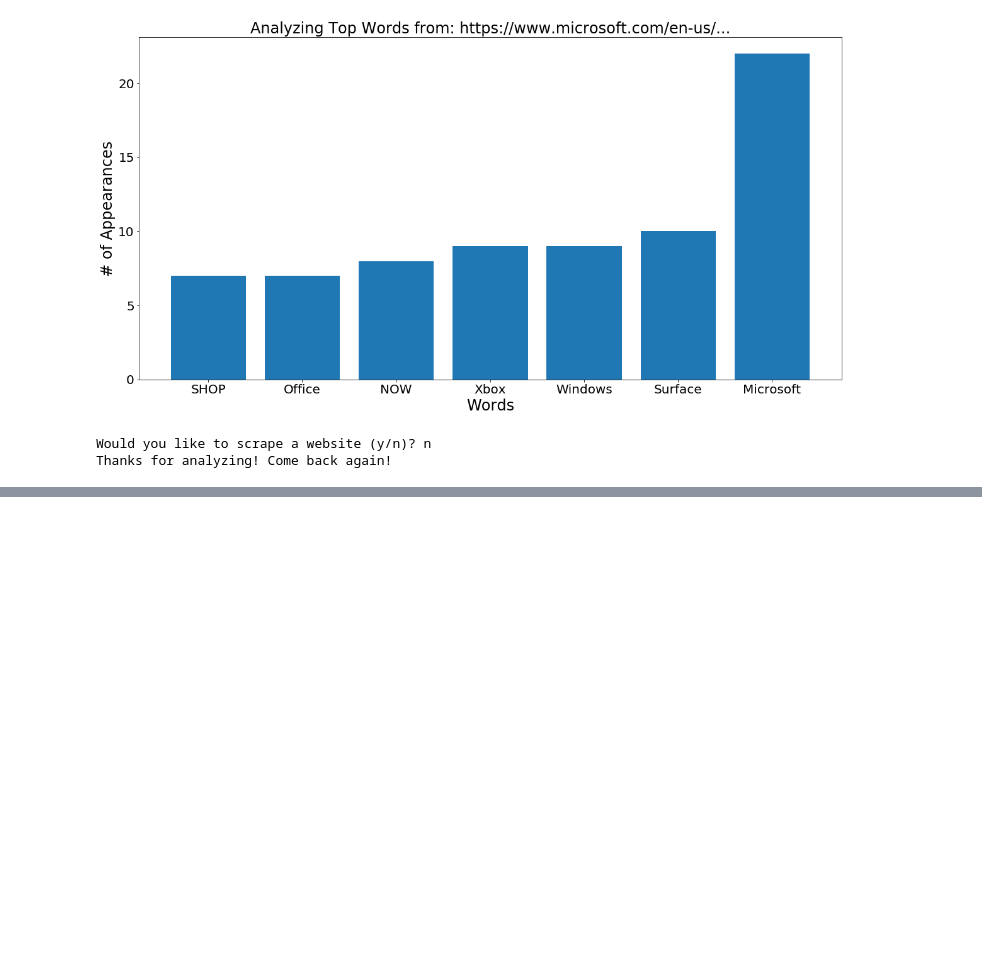
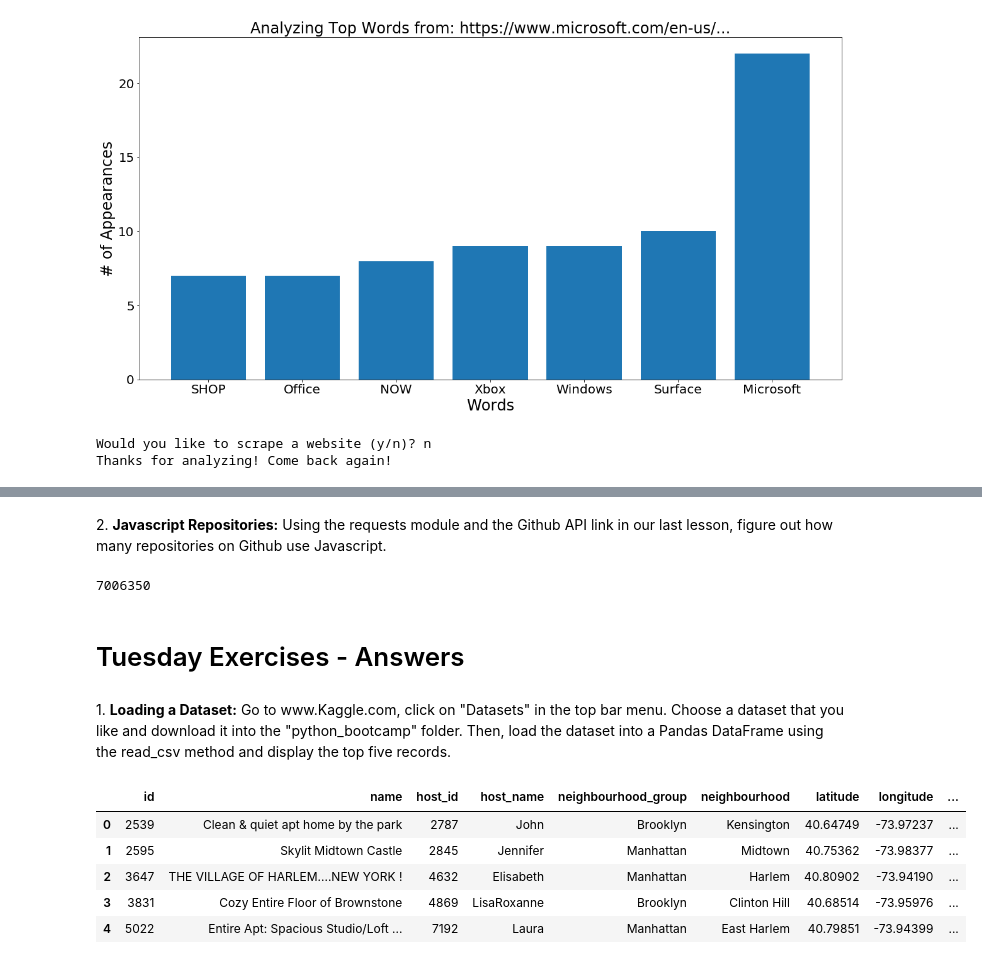
Before and after one commit to Connor-SM/python_bootcamp, a Jupyter notebook: Week_10.ipynb, the cells around one changed output, grey strips where cells are left out. Cells and saved outputs as stored; diff of their text form; code cells hidden in the pictures; blank space fills up the shorter version.

```diff
--- a/Week_10.ipynb
+++ b/Week_10.ipynb
@@ -764,0 +768,36 @@ Thanks for analyzing! Come back again!
+# %% [markdown]
+<p>
+2. <b>Javascript Repositories:</b> Using the requests module and the Github API link in our last lesson, figure out how many repositories on Github use Javascript.
+</p>
+# %%
+# outputting specific key-value pairs from data
+import requests
+
+r = requests.get('https://api.github.com/search/repositories?q=language:javascript')
+
+data = r.json()
+
+print(data['total_count'])
+# %% [output]
+7006350
+# %% [markdown]
+# Tuesday Exercises - Answers
+# %% [markdown]
+<p>
+1. <b>Loading a Dataset:</b> Go to www.Kaggle.com, click on "Datasets" in the top bar menu. Choose a dataset that you like and download it into the "python_bootcamp" folder. Then, load the dataset into a Pandas DataFrame using the read_csv method and display the top five records.
+</p>
+# %%
+import pandas as pd
+
+file = 'AB_NYC_2019.csv'
+
+df = pd.read_csv(file)
+
+df.head(5)
+# %% [output]
+|  | id | name | host_id | host_name | neighbourhood_group | neighbourhood | latitude | longitude | ... |
+| 0 | 2539 | Clean & quiet apt home by the park | 2787 | John | Brooklyn | Kensington | 40.64749 | -73.97237 | ... |
+| 1 | 2595 | Skylit Midtown Castle | 2845 | Jennifer | Manhattan | Midtown | 40.75362 | -73.98377 | ... |
+| 2 | 3647 | THE VILLAGE OF HARLEM....NEW YORK ! | 4632 | Elisabeth | Manhattan | Harlem | 40.80902 | -73.94190 | ... |
+| 3 | 3831 | Cozy Entire Floor of Brownstone | 4869 | LisaRoxanne | Brooklyn | Clinton Hill | 40.68514 | -73.95976 | ... |
+| 4 | 5022 | Entire Apt: Spacious Studio/Loft ... | 7192 | Laura | Manhattan | East Harlem | 40.79851 | -73.94399 | ... |
```
Also changed, not shown: parts of 23 cells of this notebook, 2 other files.
